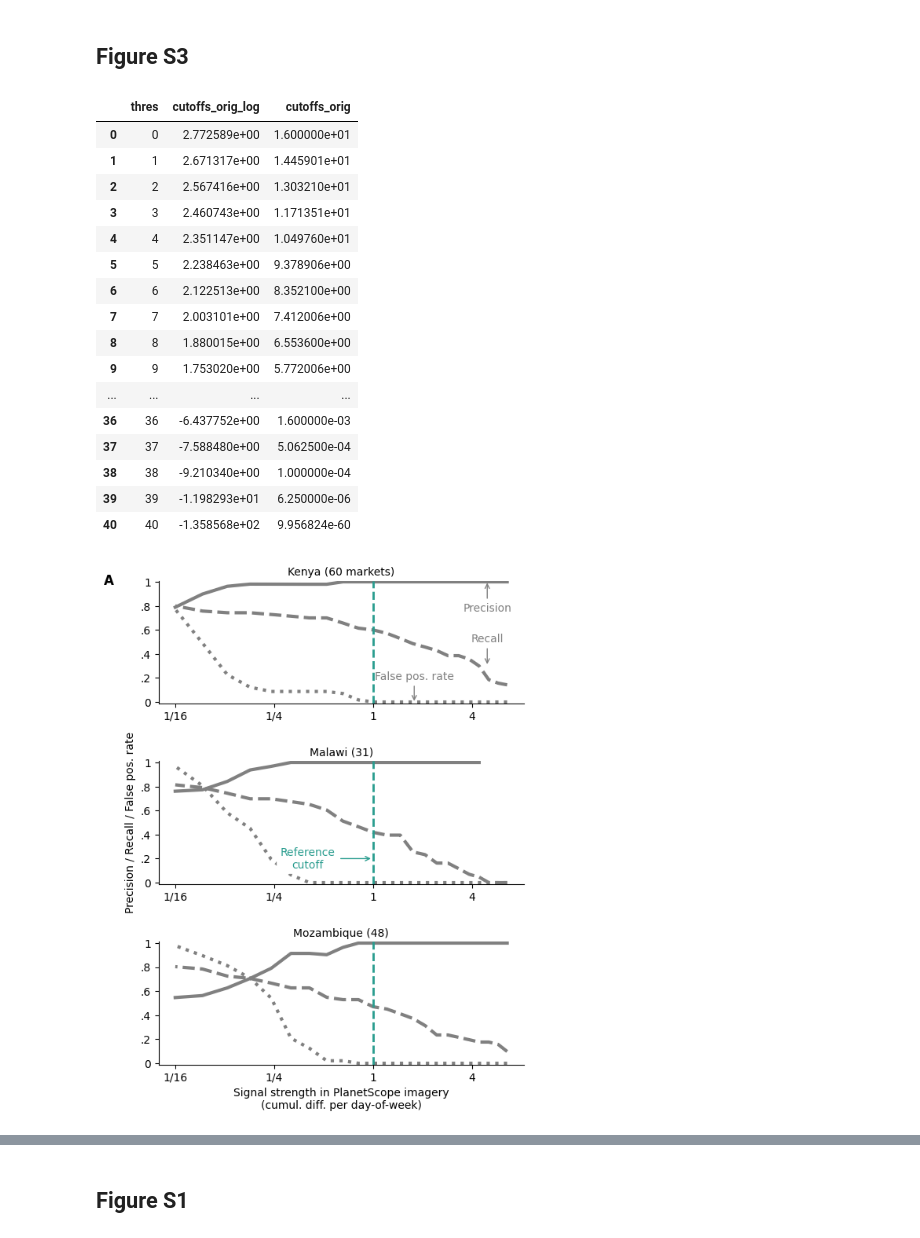
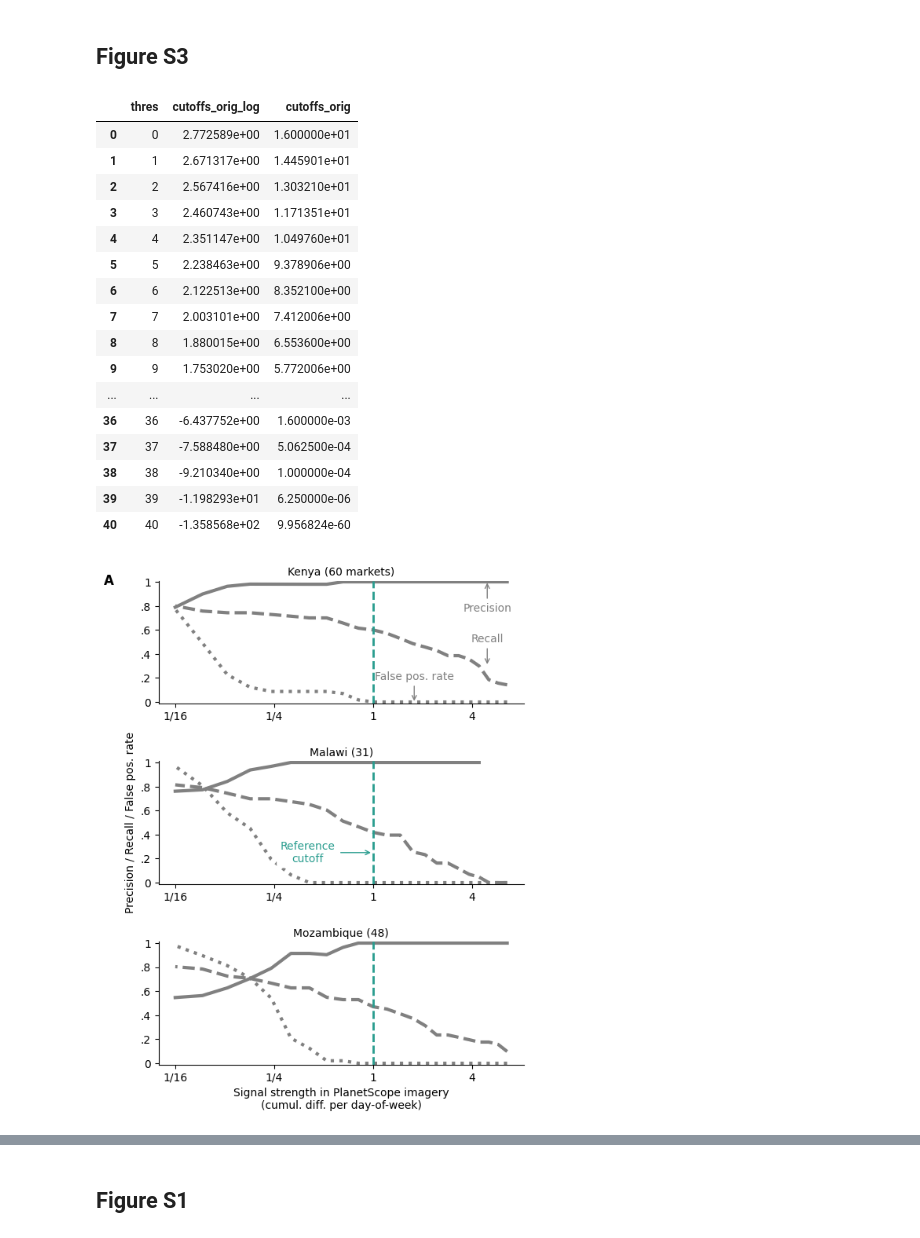
Before and after one commit to pauldingus/MAI-replication-package, a Jupyter notebook: code/figures/figures_1_2_3_t1_t2_s1_s2_s3_s5.ipynb, the cells around one changed output, grey strips where cells are left out. Cells and saved outputs as stored; diff of their text form; code cells hidden in the pictures.

```diff
--- a/code/figures/figures_1_2_3_t1_t2_s1_s2_s3_s5.ipynb
+++ b/code/figures/figures_1_2_3_t1_t2_s1_s2_s3_s5.ipynb
@@ -1479,36 +1479,36 @@ def plot_precision_recall_fpr(ax, fontsize=10):
             axes[p].set_ylabel('Precision / Recall / False pos. rate', fontsize=fontsize)
     axes[2].set_xlabel('Signal strength in PlanetScope imagery\n(cumul. diff. per day-of-week)', fontsize=fontsize)
     axes[0].annotate('Recall', xycoords='axes fraction', xy=(.9, 0.3), xytext=(.9, .5),
                      arrowprops=dict(arrowstyle='->', color='gray'), fontsize=fontsize, color='gray', ha='center')
     axes[0].annotate('Precision', xycoords='axes fraction', xy=(.9, 1), xytext=(.9, .75),
                      arrowprops=dict(arrowstyle='->', color='gray'), fontsize=fontsize, color='gray', ha='center')
     axes[0].annotate('False pos. rate', xycoords='axes fraction', xy=(0.7, 0), xytext=(.7, .175),
                      arrowprops=dict(arrowstyle='->', color='gray'), fontsize=fontsize, color='gray', ha='center', va='bottom')
-    axes[1].annotate('Reference\ncutoff', xy=(1, 0.2),
-                     xytext=(0.4, 0.2), arrowprops=dict(arrowstyle='->', color=color2),
+    axes[1].annotate('Reference\ncutoff', xy=(1, 0.25),
+                     xytext=(0.4, 0.25), arrowprops=dict(arrowstyle='->', color=color2),
                      fontsize=fontsize, color=color2, ha='center', va='center',bbox=dict(boxstyle="round,pad=0.3", fc="white", ec="white", lw=0.5))
     axes[0].text(-0.15, 1.06, "A", transform=axes[0].transAxes, fontsize=12, fontweight="bold", va="top", ha="left")
 fig, ax = plt.subplots(figsize=(6, 8))
 plot_precision_recall_fpr(ax)
 # %% [output]
 |  | thres | cutoffs_orig_log | cutoffs_orig |
 | 0 | 0 | 2.772589e+00 | 1.600000e+01 |
 | 1 | 1 | 2.671317e+00 | 1.445901e+01 |
 | 2 | 2 | 2.567416e+00 | 1.303210e+01 |
 | 3 | 3 | 2.460743e+00 | 1.171351e+01 |
 | 4 | 4 | 2.351147e+00 | 1.049760e+01 |
 | 5 | 5 | 2.238463e+00 | 9.378906e+00 |
 | 6 | 6 | 2.122513e+00 | 8.352100e+00 |
 | 7 | 7 | 2.003101e+00 | 7.412006e+00 |
 | 8 | 8 | 1.880015e+00 | 6.553600e+00 |
 | 9 | 9 | 1.753020e+00 | 5.772006e+00 |
 | ... | ... | ... | ... |
 | 36 | 36 | -6.437752e+00 | 1.600000e-03 |
 | 37 | 37 | -7.588480e+00 | 5.062500e-04 |
 | 38 | 38 | -9.210340e+00 | 1.000000e-04 |
 | 39 | 39 | -1.198293e+01 | 6.250000e-06 |
 | 40 | 40 | -1.358568e+02 | 9.956824e-60 |
-[figure, old version]
+[figure, new version]
 # %%
 from matplotlib.gridspec import GridSpec
 
```
Also changed, not shown: parts of 4 cells of this notebook, 4 other files.
